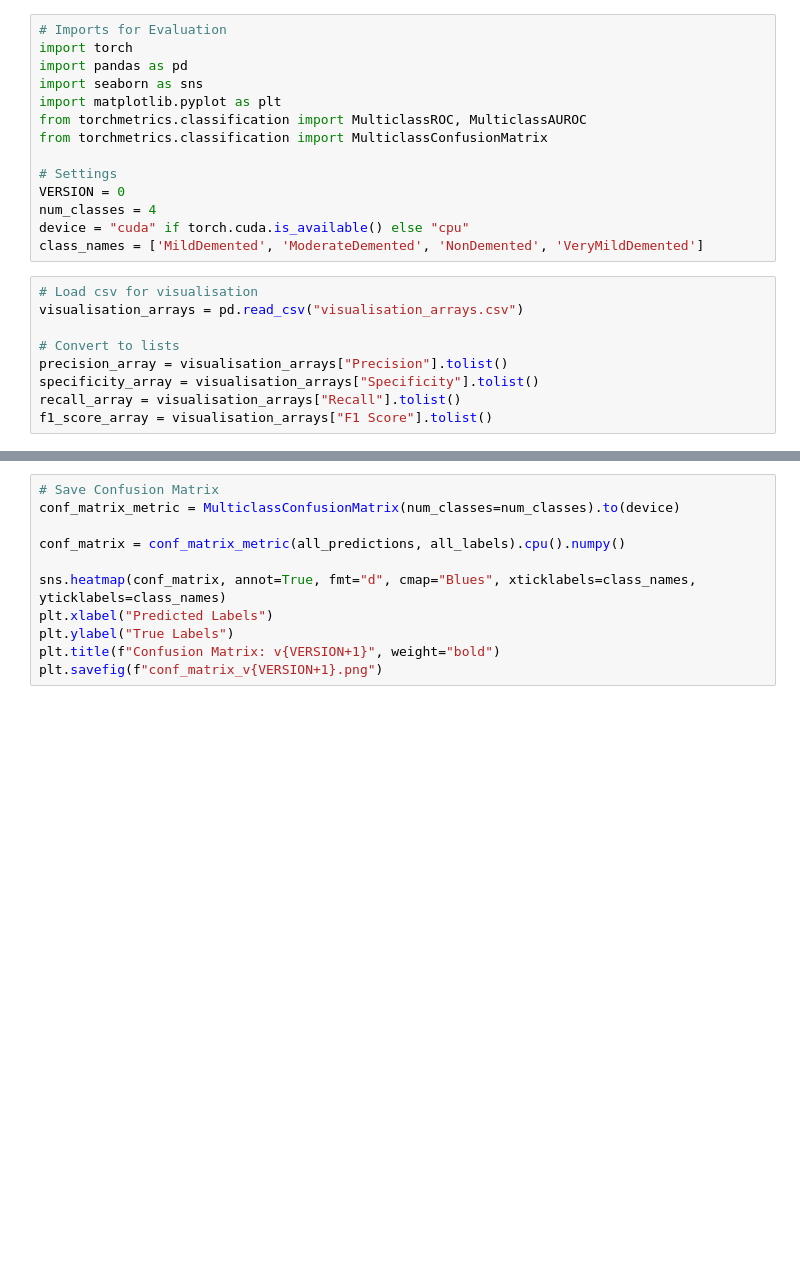
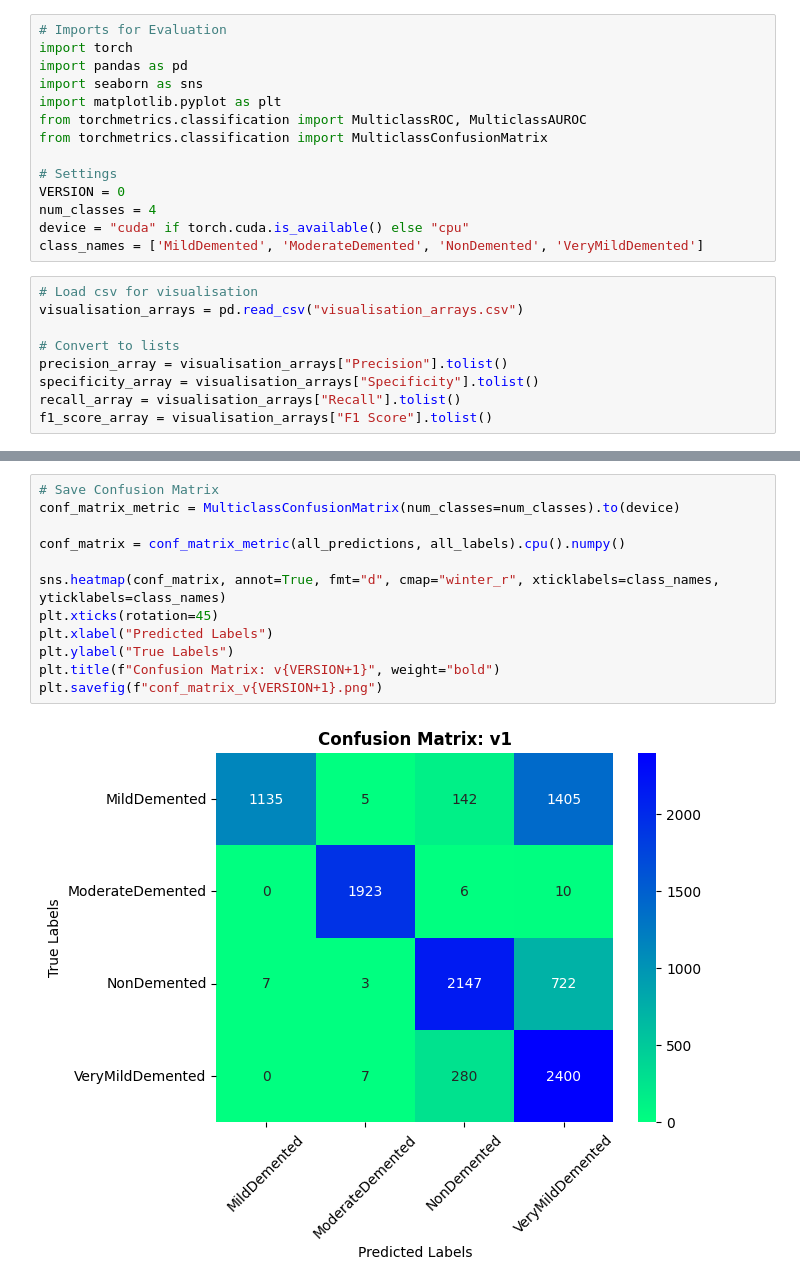
Before and after one commit to TykhinBiriukov/MRI-Classifier-for-Alzheimer-Disease, a Jupyter notebook: Model/Evaluation/EvaluationCalculation.ipynb, the cells around one changed output, grey strips where cells are left out. Drawn from its saved outputs; the diff is of its cells as text; blank space fills up the shorter version.

```diff
--- a/Model/Evaluation/EvaluationCalculation.ipynb
+++ b/Model/Evaluation/EvaluationCalculation.ipynb
@@ -90,11 +98,14 @@ plt.savefig(f"roc_curve_v{VERSION+1}.png")
 # %%
 # Save Confusion Matrix
 conf_matrix_metric = MulticlassConfusionMatrix(num_classes=num_classes).to(device)
 
 conf_matrix = conf_matrix_metric(all_predictions, all_labels).cpu().numpy()
 
-sns.heatmap(conf_matrix, annot=True, fmt="d", cmap="Blues", xticklabels=class_names, yticklabels=class_names)
+sns.heatmap(conf_matrix, annot=True, fmt="d", cmap="winter_r", xticklabels=class_names, yticklabels=class_names)
+plt.xticks(rotation=45)
 plt.xlabel("Predicted Labels")
 plt.ylabel("True Labels")
 plt.title(f"Confusion Matrix: v{VERSION+1}", weight="bold")
 plt.savefig(f"conf_matrix_v{VERSION+1}.png")
+# %% [output]
+[figure, added]
```
Also changed, not shown: parts of 6 cells of this notebook, 1 other file.
